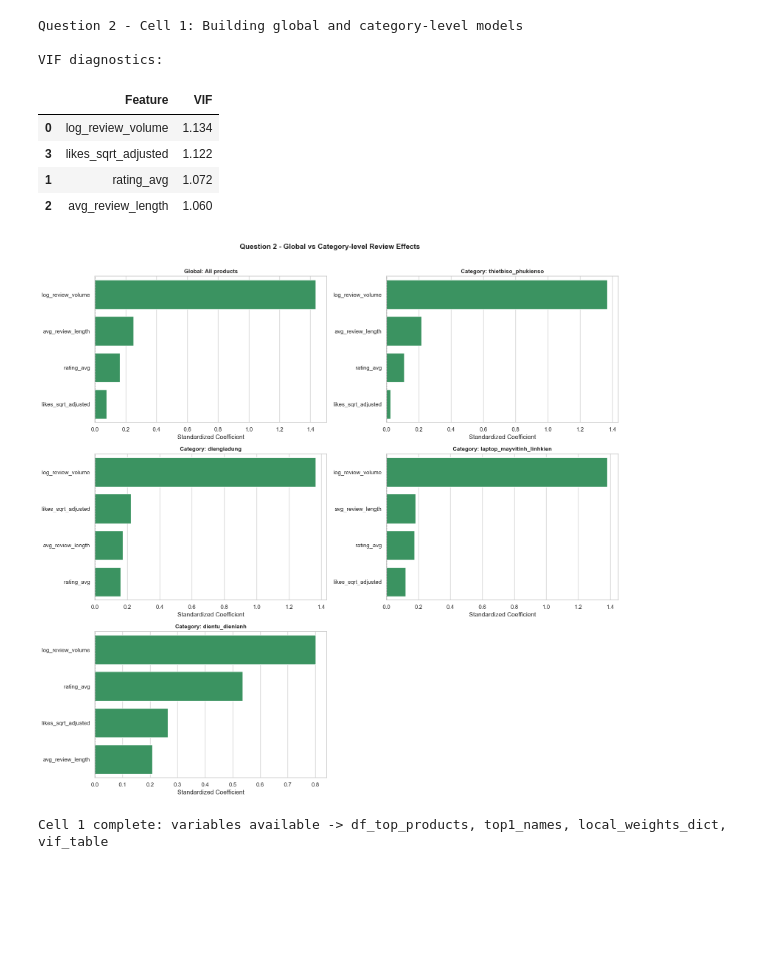
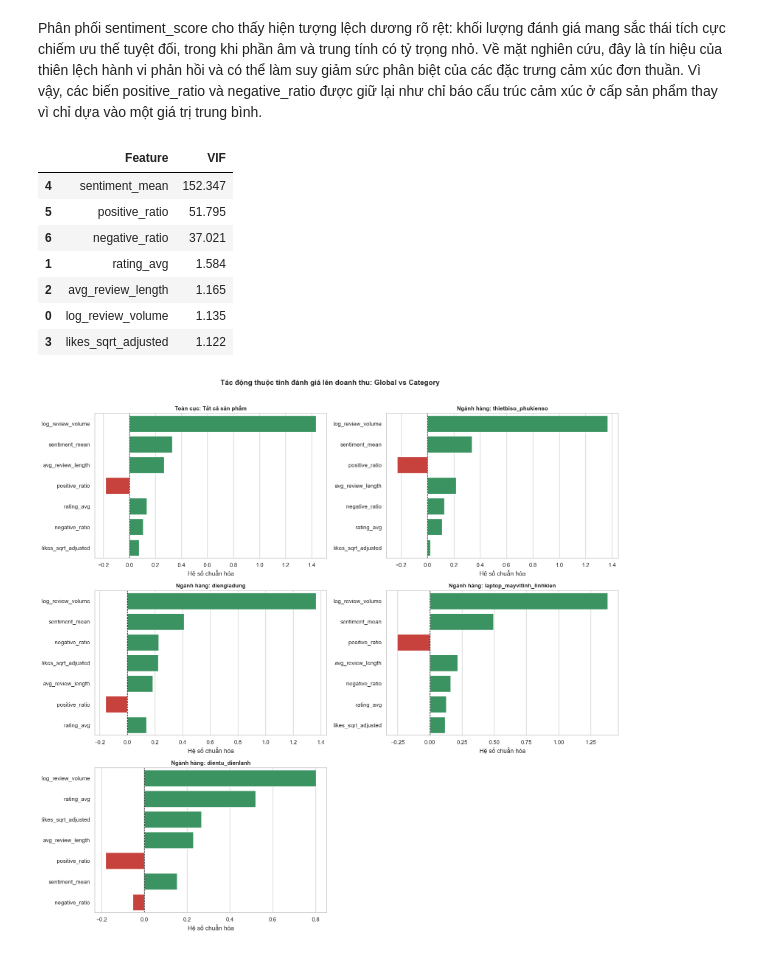
Before and after one commit to phuongth05/DV_LAB01, a Jupyter notebook: groups/loc.ipynb, the cells around one changed output. Saved outputs shown, nothing was run; the diff lists cells and outputs as text; code cells hidden in the pictures; blank space fills up the shorter version.

```diff
--- a/groups/loc.ipynb
+++ b/groups/loc.ipynb
@@ -351,42 +477,49 @@ SMART objective
+# %% [markdown]
+Phân phối sentiment_score cho thấy hiện tượng lệch dương rõ rệt: khối lượng đánh giá mang sắc thái tích cực chiếm ưu thế tuyệt đối, trong khi phần âm và trung tính có tỷ trọng nhỏ. Về mặt nghiên cứu, đây là tín hiệu của thiên lệch hành vi phản hồi và có thể làm suy giảm sức phân biệt của các đặc trưng cảm xúc đơn thuần. Vì vậy, các biến positive_ratio và negative_ratio được giữ lại như chỉ báo cấu trúc cảm xúc ở cấp sản phẩm thay vì chỉ dựa vào một giá trị trung bình.
 # %%
-# Question 2 - Cell 1: global vs local feature effects (methodologically tightened)
-
-print("Question 2 - Cell 1: Building global and category-level models")
-
-# Standardize identifiers
 review_df = df_review.copy()
 product_df = df_product.copy()
+
+sent_cols = [
+    "review_id",
+    "sentiment_score",
+    "sentiment_positive",
+    "sentiment_negative",
+]
+review_df = review_df.merge(sentiment_df[sent_cols], on="review_id", how="left")
+review_df[["sentiment_score", "sentiment_positive", "sentiment_negative"]] = (
+    review_df[["sentiment_score", "sentiment_positive", "sentiment_negative"]]
+    .fillna(0)
+    .astype(float)
+)
+
 review_df["product_id"] = review_df["product_id"].astype(str)
 product_df["product_id"] = product_df["product_id"].astype(str)
 
-# Numeric cleanup
 for col in ["price", "sold_count", "rating_avg"]:
     product_df[col] = pd.to_numeric(product_df[col], errors="coerce").fillna(0)
 
 review_df["like_count"] = pd.to_numeric(review_df["like_count"], errors="coerce").fillna(0)
 review_df["review_length"] = review_df["review_text"].astype(str).str.len()
-
-# Product-level targets
 product_df["revenue"] = product_df["price"] * product_df["sold_count"]
 
-# Review-derived features (avoid duplicate volume variables)
 review_features = review_df.groupby("product_id", as_index=False).agg(
     total_reviews=("review_id", "count"),
     total_review_likes=("like_count", "sum"),
     avg_review_length=("review_length", "mean"),
+    sentiment_mean=("sentiment_score", "mean"),
+    positive_ratio=("sentiment_positive", "mean"),
+    negative_ratio=("sentiment_negative", "mean"),
 )
 
-# Fairer engagement metric across different review volumes
 review_features["likes_sqrt_adjusted"] = (
     review_features["total_review_likes"]
     / np.sqrt(review_features["total_reviews"].replace(0, np.nan))
 ).fillna(0)
 
-# Merge and prepare modeling frame
 df_top_products = product_df.merge(review_features, on="product_id", how="inner")
 df_top_products = df_top_products[df_top_products["revenue"] > 0].copy()
 df_top_products["L2_ancestor"] = df_top_products["source_category"].fillna("unknown")
-
 df_top_products["log_revenue"] = np.log1p(df_top_products["revenue"])
 df_top_products["log_review_volume"] = np.log1p(df_top_products["total_reviews"])
 
@@ -395,11 +528,15 @@ features = [
     "rating_avg",
     "avg_review_length",
     "likes_sqrt_adjusted",
+    "sentiment_mean",
+    "positive_ratio",
+    "negative_ratio",
 ]
+
 for c in features:
     df_top_products[c] = pd.to_numeric(df_top_products[c], errors="coerce").fillna(0)
 
-# VIF diagnostics (without extra dependencies)
+
 def compute_vif(df, feature_cols):
     vif_rows = []
     for f in feature_cols:
@@ -416,8 +553,8 @@ def compute_vif(df, feature_cols):
         vif_rows.append((f, vif))
     return pd.DataFrame(vif_rows, columns=["Feature", "VIF"]).sort_values("VIF", ascending=False)
 
+
 vif_table = compute_vif(df_top_products, features)
-print("\nVIF diagnostics:")
 display(vif_table.round(3))
 
 
@@ -448,45 +585,42 @@ rows, cols = int(np.ceil(num_plots / 2)), 2
 fig, axes = plt.subplots(rows, cols, figsize=(16, 5 * rows))
 axes = np.array(axes).reshape(-1)
 
 
 def plot_weights_on_ax(ax, df_w, title, is_global=False):
     colors = ["#2ca25f" if w > 0 else "#de2d26" for w in df_w["Weight"]]
     sns.barplot(
         data=df_w,
         x="Weight",
         y="Attribute",
         palette=colors,
         hue="Attribute",
         legend=False,
         ax=ax,
     )
     ax.axvline(x=0, color="black", linewidth=1, linestyle="--")
-    ax.set_title(title if not is_global else f"Global: {title}", fontsize=11, fontweight="bold")
-    ax.set_xlabel("Standardized Coefficient")
+    ax.set_title(title if not is_global else f"Toàn cục: {title}", fontsize=11, fontweight="bold")
+    ax.set_xlabel("Hệ số chuẩn hóa")
     ax.set_ylabel("")
 
 
-plot_weights_on_ax(axes[0], global_weights, "All products", is_global=True)
+plot_weights_on_ax(axes[0], global_weights, "Tất cả sản phẩm", is_global=True)
 plot_idx = 1
 for cat_name, df_w in local_weights_dict.items():
-    plot_weights_on_ax(axes[plot_idx], df_w, f"Category: {cat_name}")
+    plot_weights_on_ax(axes[plot_idx], df_w, f"Ngành hàng: {cat_name}")
     plot_idx += 1
 for i in range(plot_idx, len(axes)):
     fig.delaxes(axes[i])
 
-plt.suptitle("Question 2 - Global vs Category-level Review Effects", fontsize=14, fontweight="bold", y=1.01)
+plt.suptitle("Tác động thuộc tính đánh giá lên doanh thu: Global vs Category", fontsize=14, fontweight="bold", y=1.01)
 plt.tight_layout()
 plt.show()
-
-print("Cell 1 complete: variables available -> df_top_products, top1_names, local_weights_dict, vif_table")
 # %% [output]
-Question 2 - Cell 1: Building global and category-level models
-
-VIF diagnostics:
 |  | Feature | VIF |
-| 0 | log_review_volume | 1.134 |
+| 4 | sentiment_mean | 152.347 |
+| 5 | positive_ratio | 51.795 |
+| 6 | negative_ratio | 37.021 |
+| 1 | rating_avg | 1.584 |
+| 2 | avg_review_length | 1.165 |
+| 0 | log_review_volume | 1.135 |
 | 3 | likes_sqrt_adjusted | 1.122 |
-| 1 | rating_avg | 1.072 |
-| 2 | avg_review_length | 1.060 |
-[figure, old version]
+[figure, new version]
-Cell 1 complete: variables available -> df_top_products, top1_names, local_weights_dict, vif_table
```
Also changed, not shown: parts of 26 cells of this notebook, 1 other file.
